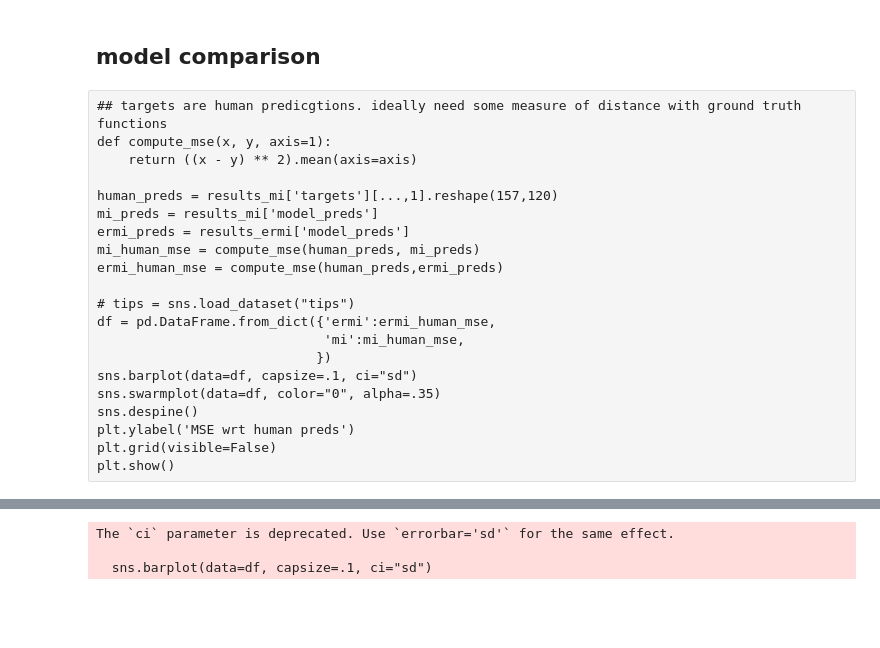
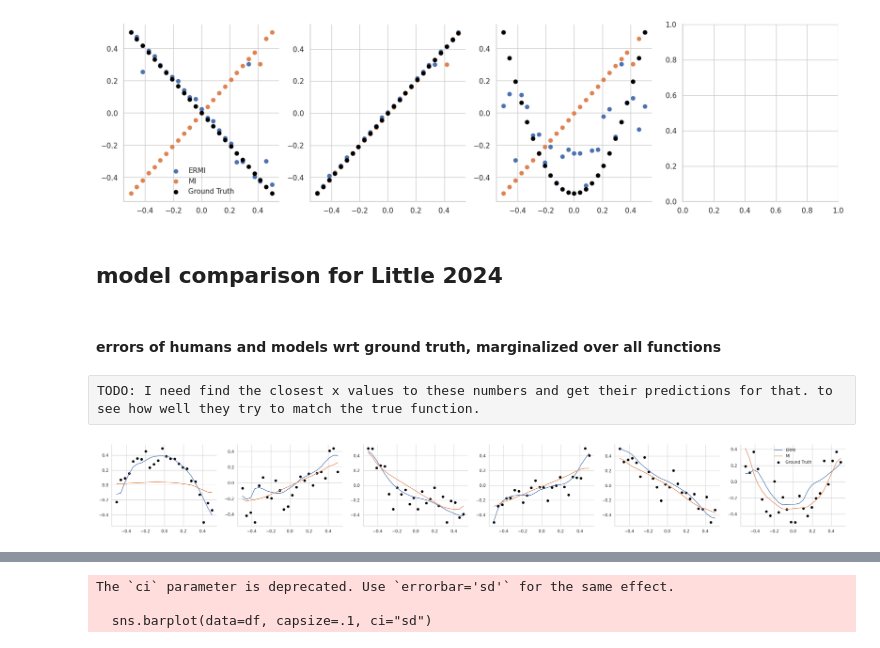
Before and after one commit to akjagadish/ermi, a Jupyter notebook: notebooks/functionlearning.ipynb, the cells around one changed output, grey strips where cells are left out. Cells and saved outputs as stored; diff of their text form; code cells hidden in the pictures; blank space fills up the shorter version.

```diff
--- a/notebooks/functionlearning.ipynb
+++ b/notebooks/functionlearning.ipynb
@@ -16,23 +45,50 @@ SYS_PATH = '/u/ajagadish/ermi' #'/raven/u/ajagadish/vanilla-llama/'
+# %%
+subject = 1
+functions = np.unique(results_ermi['ground_truth_functions'])
+num_participants = results_ermi['model_preds'].shape[0]
+counter=0
+fig, axs = plt.subplots(1, len(functions),  figsize=(5*len(functions), 5))
+for ix, function in enumerate(functions):
+    find_functions = np.where(results_ermi['ground_truth_functions'][subject]==function)
+    if len(find_functions[0])>0:
+        function_idx = find_functions[0][0]
+        axs[ix].scatter(results_ermi['human_preds'][subject, function_idx], results_ermi['model_preds'].squeeze()[subject, function_idx], label='ERMI')
+        axs[ix].scatter(results_mi['human_preds'][subject, function_idx], results_mi['model_preds'].squeeze()[subject, function_idx], label='MI')
+        axs[ix].scatter(results_ermi['human_preds'][subject, function_idx],results_ermi['targets'][subject, function_idx], c='black', label="Ground Truth")
+        if counter==0:
+            axs[ix].legend(frameon=False)
+            counter+=1
+
+sns.despine()
+plt.show()
+# %% [output]
+[figure, added]
 # %% [markdown]
-## model comparison
+## model comparison for Little 2024
-# %% [raw]
-## targets are human predicgtions. ideally need some measure of distance with ground truth functions
-def compute_mse(x, y, axis=1):
-    return ((x - y) ** 2).mean(axis=axis)
-
-human_preds = results_mi['targets'][...,1].reshape(157,120)
-mi_preds = results_mi['model_preds']
-ermi_preds = results_ermi['model_preds']
-mi_human_mse = compute_mse(human_preds, mi_preds)
-ermi_human_mse = compute_mse(human_preds,ermi_preds)
-
-# tips = sns.load_dataset("tips")
-df = pd.DataFrame.from_dict({'ermi':ermi_human_mse,
-                             'mi':mi_human_mse,
-                            })
-sns.barplot(data=df, capsize=.1, ci="sd")
-sns.swarmplot(data=df, color="0", alpha=.35)
-sns.despine()
-plt.ylabel('MSE wrt human preds')
-plt.grid(visible=False)
-plt.show()
+# %% [markdown]
+#### errors of humans and models wrt ground truth, marginalized over all functions
+# %% [raw]
+TODO: I need find the closest x values to these numbers and get their predictions for that. to see how well they try to match the true function.
+# %%
+import seaborn as sns, matplotlib.pyplot as plt
+sns.set(style="whitegrid")
+
+data = pd.read_csv(f'/u/ajagadish/ermi/functionlearning/data/human/little2022functionestimation.csv')
+num_tasks = data.task.max()+1
+policy='greedy'
+results_mi = np.load(f'/u/ajagadish/ermi/functionlearning/data/model_simulation/env=synthetic_dim1_model=transformer_num_episodes100000_num_hidden=256_lr0.0003_num_layers=6_d_model=64_num_head=8_noise0.01_shuffleTrue_run=0_synthetic_test.npz')
+results_ermi = np.load(f'/u/ajagadish/ermi/functionlearning/data/model_simulation/env=claude_dim1_maxsteps25_model=transformer_num_episodes100000_num_hidden=256_lr0.0003_num_layers=6_d_model=64_num_head=8_noise0.0_shuffleTrue_run=0_test.npz')
+subject = 1
+num_functions = results_ermi['human_preds'].shape[1]
+num_participants=results_ermi['model_preds'].shape[0]
+fig, axs = plt.subplots(1, num_functions,  figsize=(6*num_functions, 4))
+for function in range(num_functions):
+    axs[function].plot(results_ermi['human_preds'][subject, function, :, 0], results_ermi['model_preds'].reshape(num_participants, 6, 24)[subject, function], label='ERMI')
+    axs[function].plot(results_ermi['human_preds'][subject, function, :, 0], results_mi['model_preds'].reshape(num_participants, 6, 24)[subject, function], label='MI')
+    # axs[function].plot(results_ermi['human_preds'][subject, function, :, 0], results_ermi['human_preds'][subject, function, :, 1], c='green', lw=3, label='Human')
+    axs[function].scatter(results_ermi['ground_truth_functions'][subject, function, :, 0],results_ermi['ground_truth_functions'][subject, function, :, 1], c='black', label="Ground Truth")
+plt.legend(frameon=False)
+sns.despine()
+plt.show()
+# %% [output]
+[figure, added]
```
Also changed, not shown: parts of 26 cells of this notebook, 5 other files.
